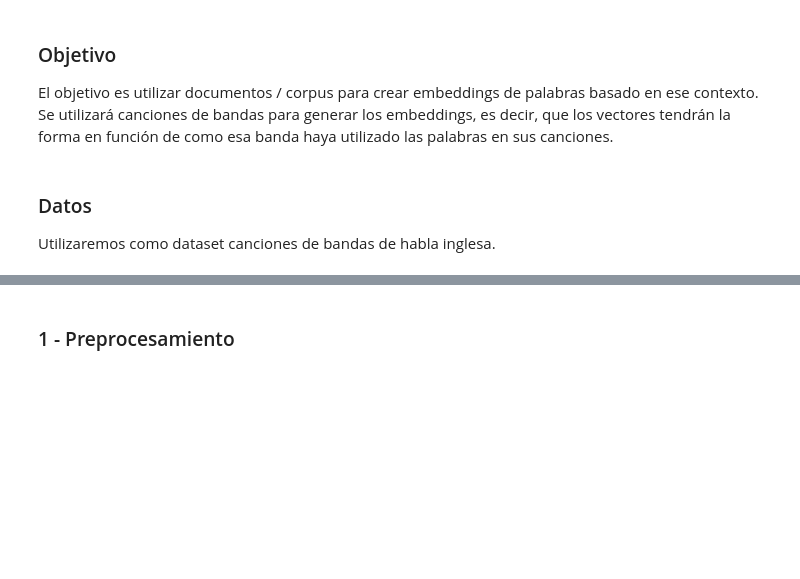
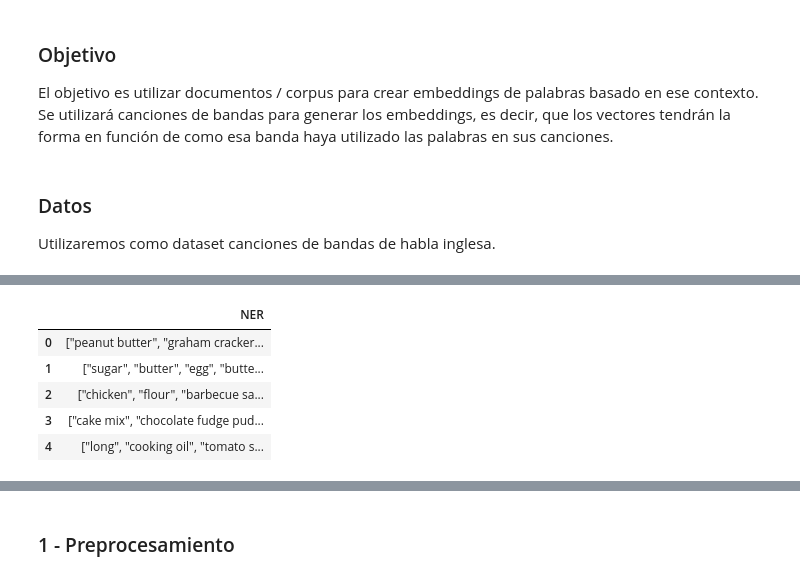
Before and after one commit to anadiedrichs/2023-nlp-tps, a Jupyter notebook: 3b_Custom_embedding_con_Gensim_ingredientes_food.ipynb, the cells around one changed output, grey strips where cells are left out. Drawn from its saved outputs; the diff is of its cells as text; code cells hidden in the pictures; blank space fills up the shorter version.

```diff
--- a/3b_Custom_embedding_con_Gensim_ingredientes_food.ipynb
+++ b/3b_Custom_embedding_con_Gensim_ingredientes_food.ipynb
@@ -73,3 +132,13 @@ df.head()
+# %%
+df = pd.DataFrame(df["NER"])
+df.head()
+# %% [output]
+|  | NER |
+| 0 | ["peanut butter", "graham cracker... |
+| 1 | ["sugar", "butter", "egg", "butte... |
+| 2 | ["chicken", "flour", "barbecue sa... |
+| 3 | ["cake mix", "chocolate fudge pud... |
+| 4 | ["long", "cooking oil", "tomato s... |
 # %%
 print("Cantidad de documentos:", df.shape[0])
 # %% [output]
```
Also changed, not shown: parts of 25 cells of this notebook.
